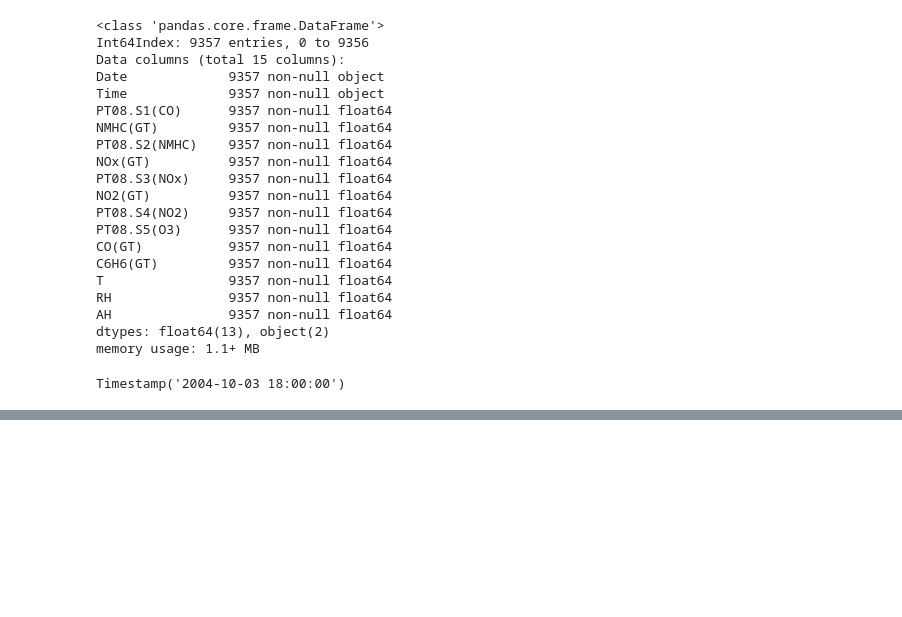
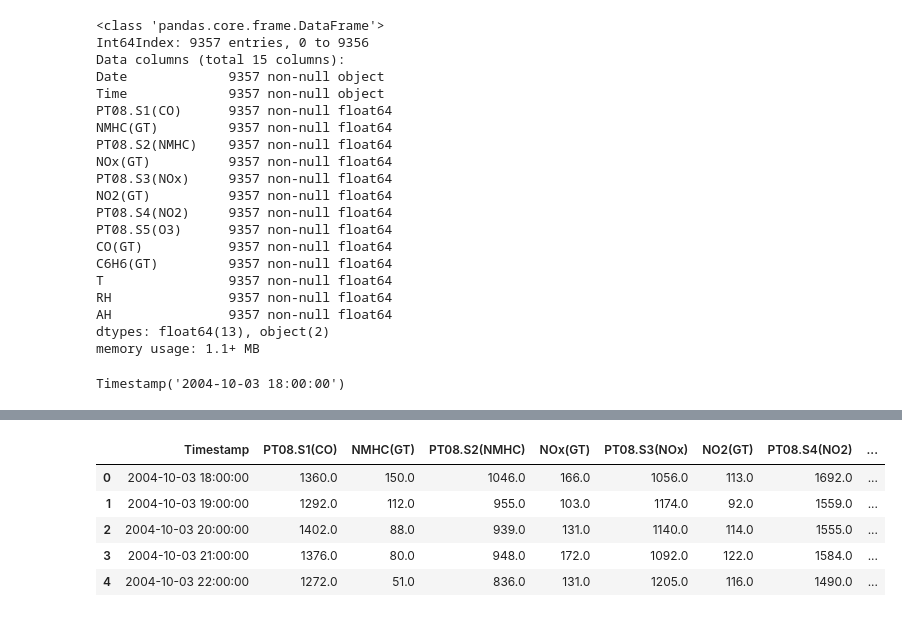
Before and after one commit to IooHooI/REGRESSION, a Jupyter notebook: REGRESSION.ipynb, the cells around one changed output, grey strips where cells are left out. Saved outputs shown, nothing was run; the diff lists cells and outputs as text; code cells hidden in the pictures; blank space fills up the shorter version.

Commit message:
Data preprocessing.

```diff
--- a/REGRESSION.ipynb
+++ b/REGRESSION.ipynb
@@ -231,3 +231,13 @@ memory usage: 1.1+ MB
 pd.to_datetime(arg='10/03/2004 18:00:00')
 # %% [output]
 Timestamp('2004-10-03 18:00:00')
+# %%
+air_quality_data_frame_remove_nan_v_2_Time = air_quality_data_frame_remove_nan_v_2.loc[:, 'Time'].apply(lambda x: str(x).replace('.', ':'))
+# %%
+air_quality_data_frame_remove_nan_v_2_Timestamp = pd.concat(
+    [
+        air_quality_data_frame_remove_nan_v_2['Date'],
+        air_quality_data_frame_remove_nan_v_2_Time
+    ], axis='columns').apply(lambda x: pd.to_datetime(x[0] + ' ' + x[1]), axis='columns')
+# %%
+air_quality_data_frame_remove_nan_v_2_Timestamp.rename('Timestamp', inplace=True)
@@ -233,0 +262,14 @@ Timestamp('2004-10-03 18:00:00')
+# %%
+air_quality_data_frame_remove_nan_v_3 = pd.concat([
+    air_quality_data_frame_remove_nan_v_2_Timestamp,
+    air_quality_data_frame_remove_nan_v_2.drop(['Date', 'Time'], axis='columns')
+], axis='columns')
+# %%
+air_quality_data_frame_remove_nan_v_3.head()
+# %% [output]
+|  | Timestamp | PT08.S1(CO) | NMHC(GT) | PT08.S2(NMHC) | NOx(GT) | PT08.S3(NOx) | NO2(GT) | PT08.S4(NO2) | ... |
+| 0 | 2004-10-03 18:00:00 | 1360.0 | 150.0 | 1046.0 | 166.0 | 1056.0 | 113.0 | 1692.0 | ... |
+| 1 | 2004-10-03 19:00:00 | 1292.0 | 112.0 | 955.0 | 103.0 | 1174.0 | 92.0 | 1559.0 | ... |
+| 2 | 2004-10-03 20:00:00 | 1402.0 | 88.0 | 939.0 | 131.0 | 1140.0 | 114.0 | 1555.0 | ... |
+| 3 | 2004-10-03 21:00:00 | 1376.0 | 80.0 | 948.0 | 172.0 | 1092.0 | 122.0 | 1584.0 | ... |
+| 4 | 2004-10-03 22:00:00 | 1272.0 | 51.0 | 836.0 | 131.0 | 1205.0 | 116.0 | 1490.0 | ... |
```
Also changed, not shown: parts of 3 cells of this notebook.
